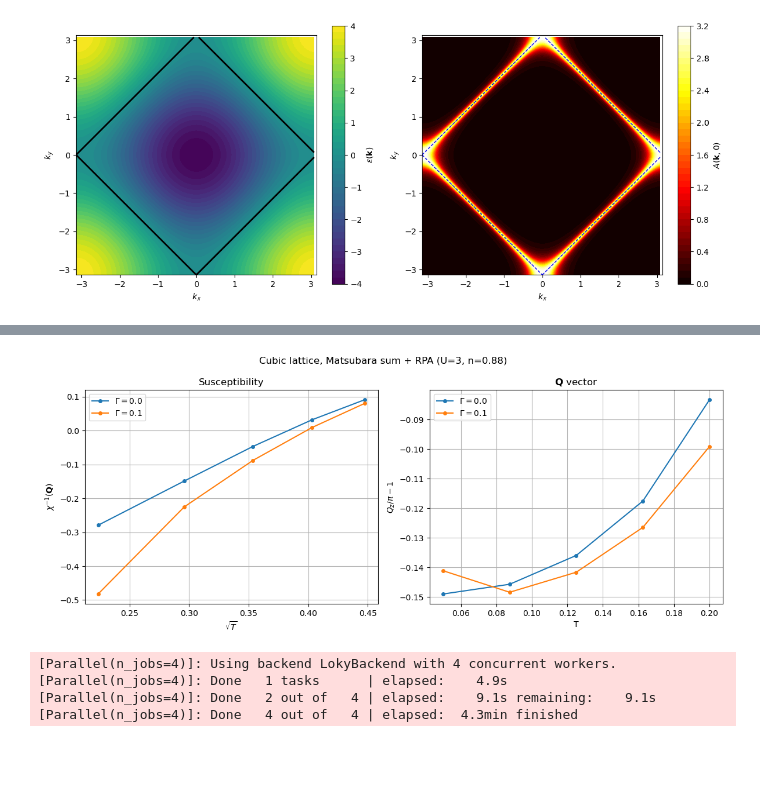
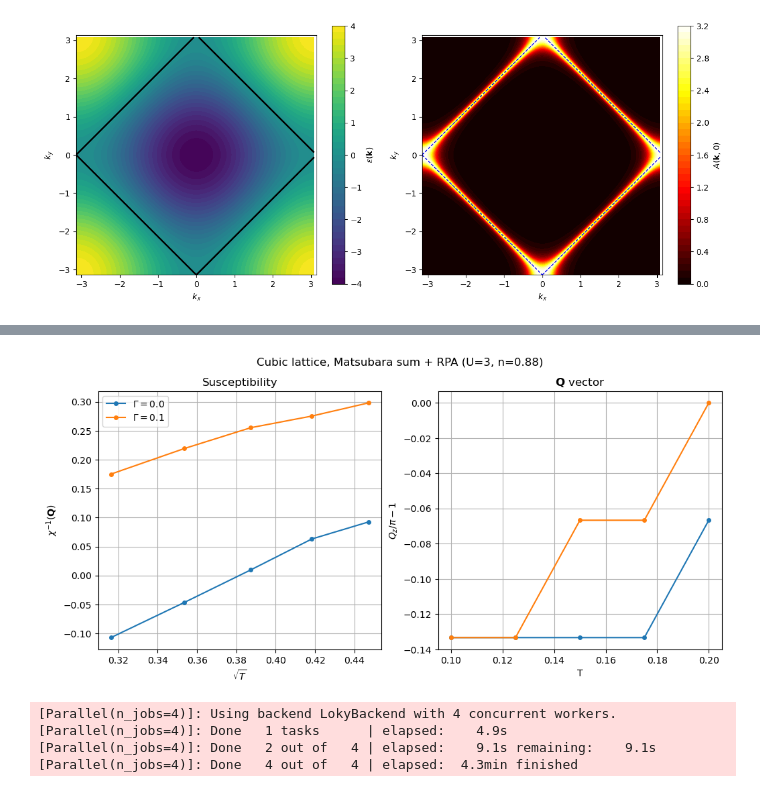
Before and after one commit to cctort/quantum_criticality, a Jupyter notebook: chi_rpa_disorder.ipynb, the cells around one changed output, grey strips where cells are left out. Cells and saved outputs as stored; diff of their text form; code cells hidden in the pictures; blank space fills up the shorter version.

```diff
--- a/chi_rpa_disorder.ipynb
+++ b/chi_rpa_disorder.ipynb
@@ -71,0 +106,29 @@ Gamma =  0.1
+# %%
+U = 3
+n_list = np.linspace(0.6, 0.8, 5)
+T_list = np.concatenate([np.linspace(0.05, 0.1, 15), np.linspace(0.05, 1., 5)])
+par_list = [{'U': U, 'n': n, 'T': T_list} for n in n_list]
+title = f'Cubic lattice, Lindhard, RPA (U={U})'
+
+nk = 100
+Gamma = 0.05
+sweep_dict = [{'par_dict': par_dict, 'nk': nk, 'S_iwk_list': -1.j*Gamma, 'fit': True, 'method': 'lindhard2'} for par_dict in par_list]
+results_list = sweep_parallel(sweep_chirpa, sweep_dict, n_jobs=5)
+
+fig = None
+for results in results_list:
+    n = results['par_list'][0]['n']
+    Tc = results['Xc']
+    ampl = results['ampl']
+    gamma = results['gamma']
+    print(f"n = {n} : ampl = {ampl}, exp = {gamma}, Tc = {Tc}")
+    fig, fit = pcut_chi(results, 'T', plot_Q=(0,0,1), x_exp=0.5, fit=True,
+                        title=title, label=f'n = {n}', figure=fig)
+
+    _, axs = fig
+    color = axs[0].lines[-1].get_color()
+    #axs[0].plot(T_list**0.5, critical1(T_list, ampl, gamma, Tc))
+    axs[0].scatter(-fit[1]/fit[0], 0., marker='*', s=100, edgecolors='black', color=color, zorder=100)
+    axs[1].axvline(np.sign(-fit[1]/fit[0])*(fit[1]/fit[0])**2, linestyle='--', color=color, zorder=100)
+
+plt.show()
@@ -72,14 +156,14 @@ Gamma =  0.1
 # %%
 U = 3
 n = 0.88
-T_list = np.linspace(0.05, 0.2, 5)
+T_list = np.linspace(0.1, 0.2, 5)
 par_dict = {'U': U, 'n': n, 'T': T_list}
 title = f'Cubic lattice, Matsubara sum + RPA (U={U}, n={n})'
 
 nk = 30
 
 Gamma_list = [0., 0.1]
-sweep_dict = [{'par_dict': par_dict, 'nk': nk, 'S_iwk_list': [[-1j*Gamma]*256]*len(T_list), 'nk_avg': (1,1), 'method': 'lindhard', 'n_iw_extr': False, 'refine': True} for Gamma in Gamma_list]
+sweep_dict = [{'par_dict': par_dict, 'nk': nk, 'S_iwk_list': -1.j*Gamma, 'method': 'matsubara_fft', 'n_iw': 128, 'n_iw_extr': True} for Gamma in Gamma_list]
 results_list = sweep_parallel(sweep_chirpa, sweep_dict, n_jobs=2)
 
 fig = None
@@ -93,4 +177,4 @@ plt.show()
-[figure, old version]
+[figure, new version]
 # %%
 U = 3
 n = 1.
```
Also changed, not shown: parts of 4 cells of this notebook, 3 other files.
